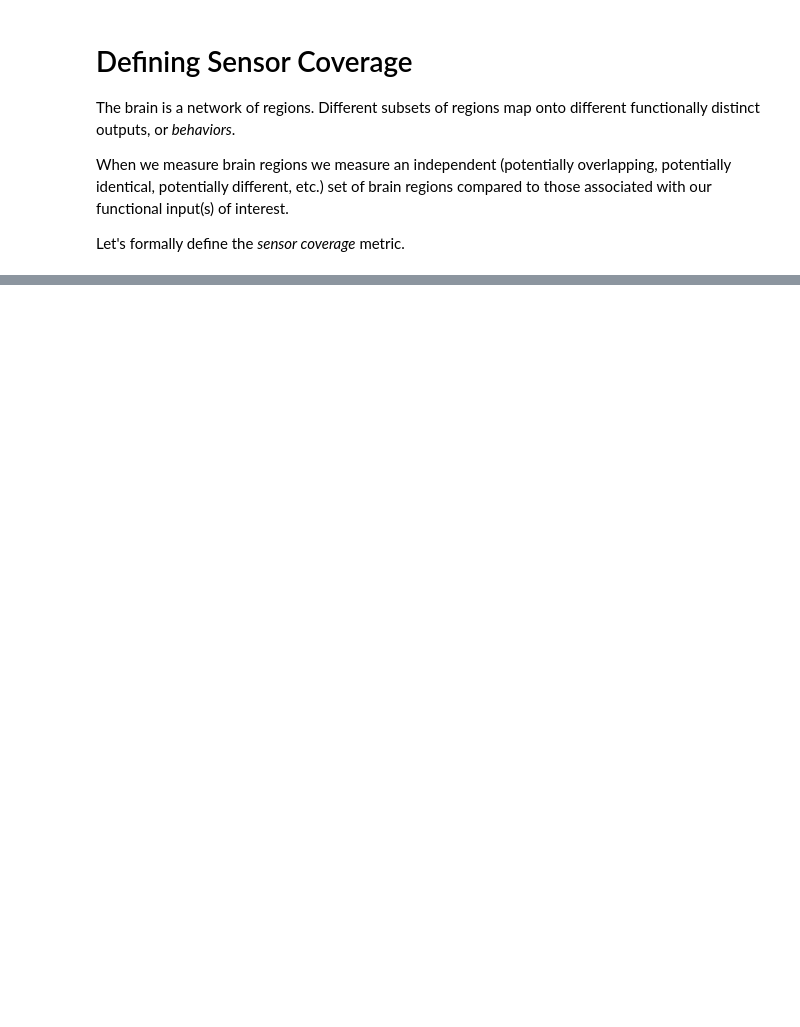
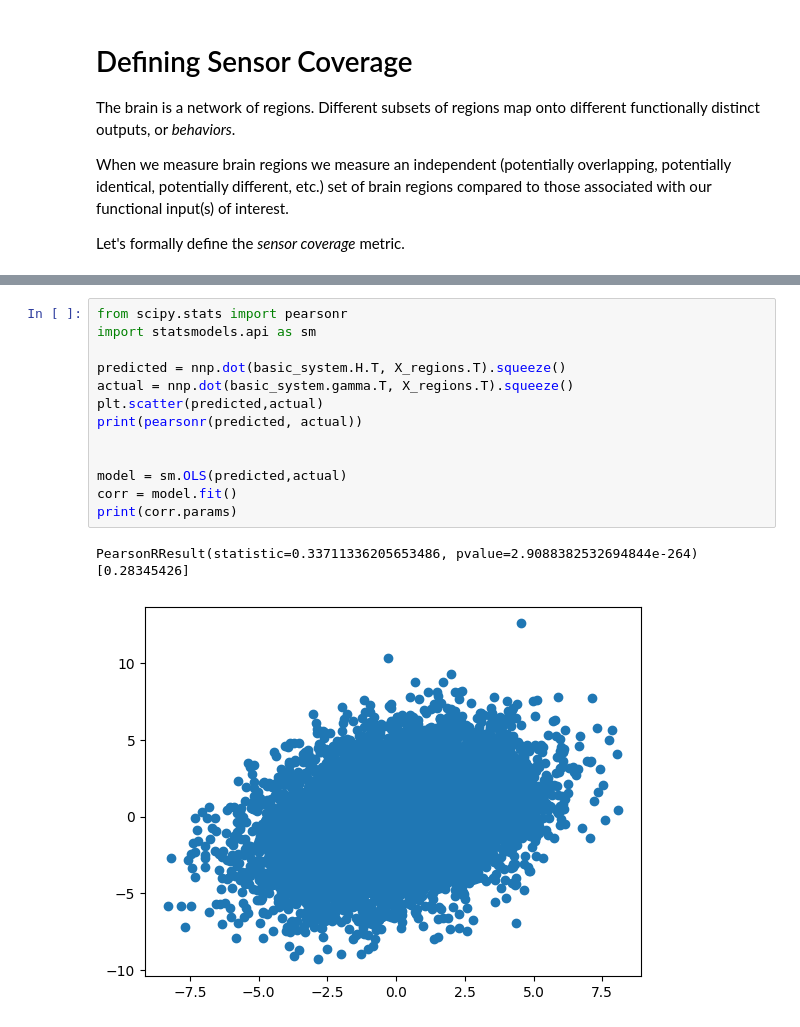
Before and after one commit to virati/DBS_Readouts, a Jupyter notebook: notebooks/A1_coverage.ipynb, the cells around one changed output, grey strips where cells are left out. Cells and saved outputs as stored; diff of their text form; blank space fills up the shorter version.

```diff
--- a/notebooks/A1_coverage.ipynb
+++ b/notebooks/A1_coverage.ipynb
@@ -30,0 +36,17 @@ ValueError: mean must be 1 dimensional
+# %%
+from scipy.stats import pearsonr
+import statsmodels.api as sm
+
+predicted = nnp.dot(basic_system.H.T, X_regions.T).squeeze()
+actual = nnp.dot(basic_system.gamma.T, X_regions.T).squeeze()
+plt.scatter(predicted,actual)
+print(pearsonr(predicted, actual))
+
+
+model = sm.OLS(predicted,actual)
+corr = model.fit()
+print(corr.params)
+# %% [output]
+PearsonRResult(statistic=0.33711336205653486, pvalue=2.9088382532694844e-264)
+[0.28345426]
+[figure, added]
```
Also changed, not shown: parts of 3 cells of this notebook, 1 other file.
